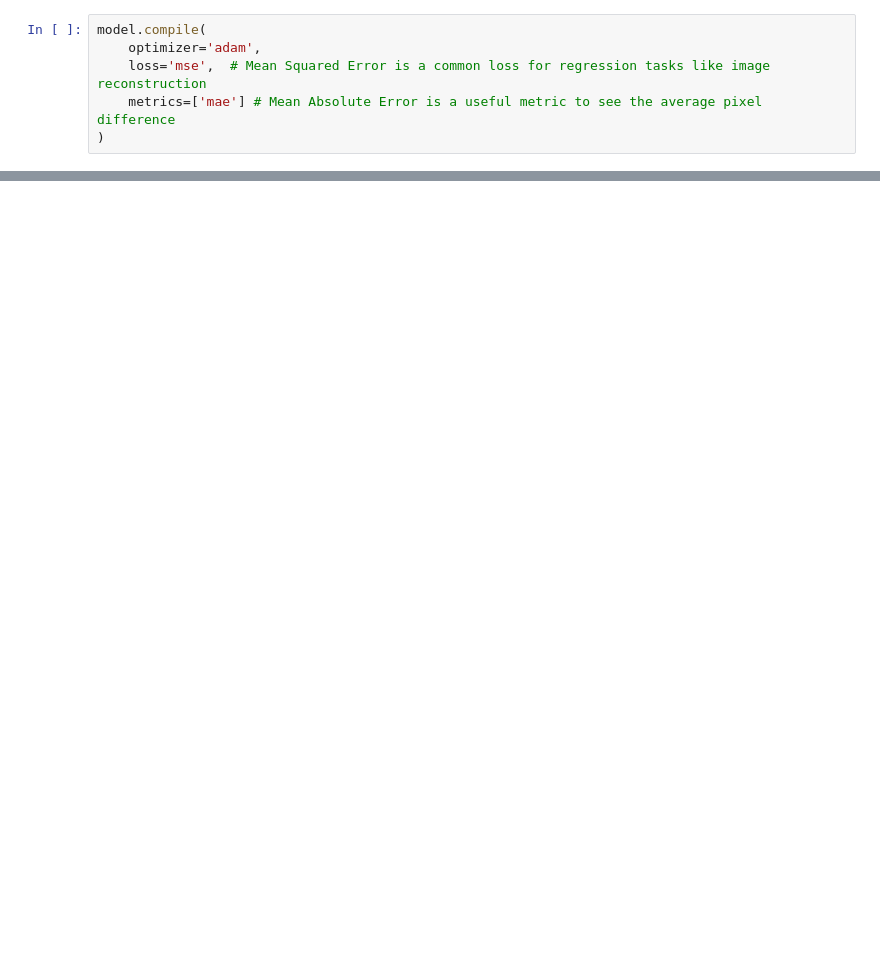
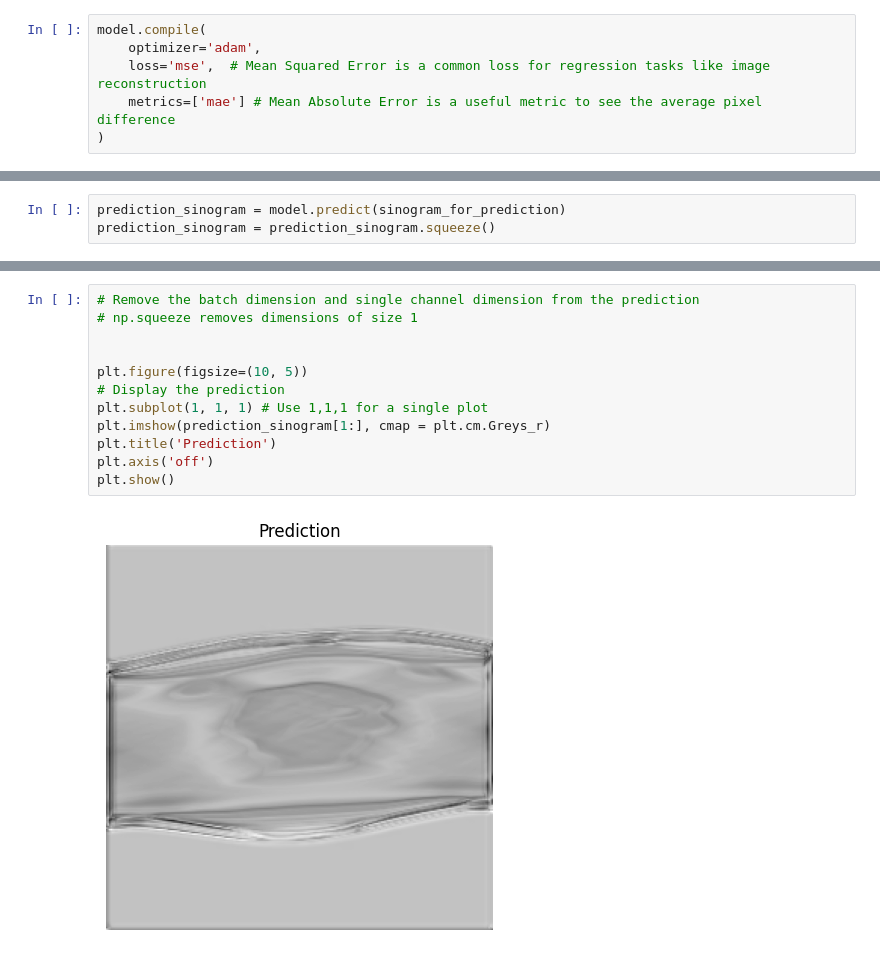
Before and after one commit to Bhar8at/DLR, a Jupyter notebook: model.ipynb, the cells around one changed output, grey strips where cells are left out. Drawn from its saved outputs; the diff is of its cells as text; blank space fills up the shorter version.

Commit message:
Got Model trained and Tested the prediction function again with the updated weights and biases

```diff
--- a/model.ipynb
+++ b/model.ipynb
@@ -259,0 +288,3 @@ Epoch 1/10
+# %%
+prediction_sinogram = model.predict(sinogram_for_prediction)
+prediction_sinogram = prediction_sinogram.squeeze()
@@ -259,0 +293,14 @@ Epoch 1/10
+# %%
+# Remove the batch dimension and single channel dimension from the prediction
+# np.squeeze removes dimensions of size 1
+
+
+plt.figure(figsize=(10, 5))
+# Display the prediction
+plt.subplot(1, 1, 1) # Use 1,1,1 for a single plot
+plt.imshow(prediction_sinogram[1:], cmap = plt.cm.Greys_r)
+plt.title('Prediction')
+plt.axis('off')
+plt.show()
+# %% [output]
+[figure, added]
```
Also changed, not shown: parts of 12 cells of this notebook.
